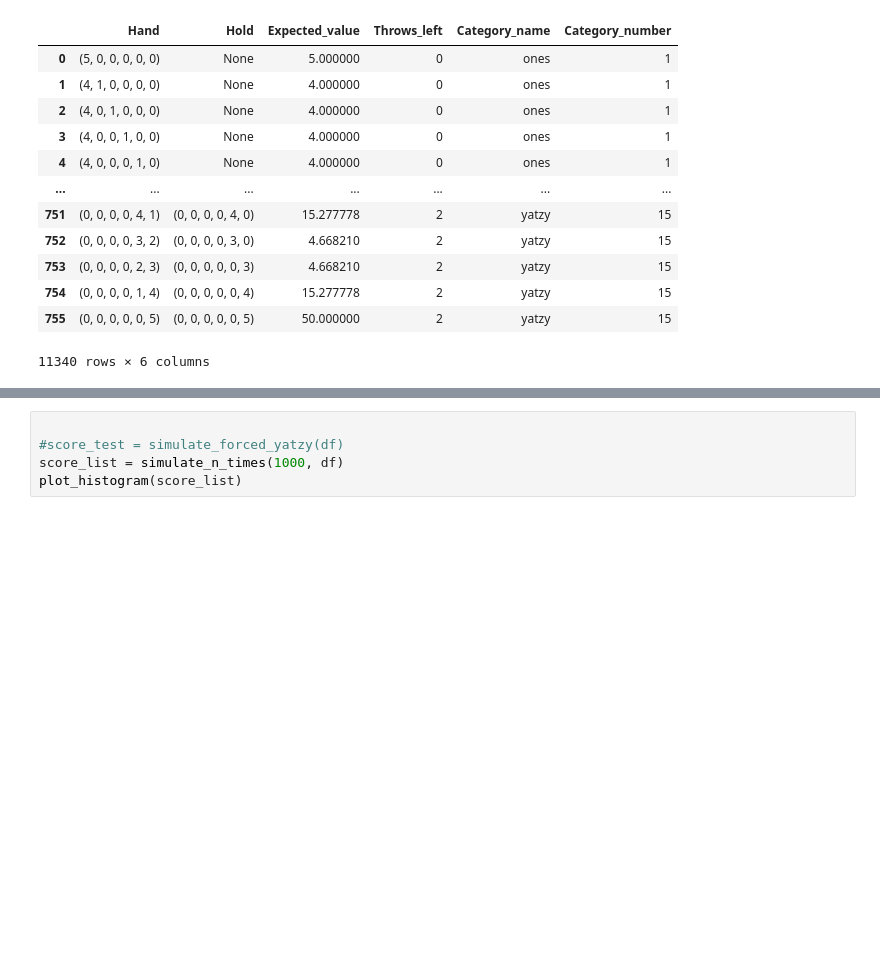
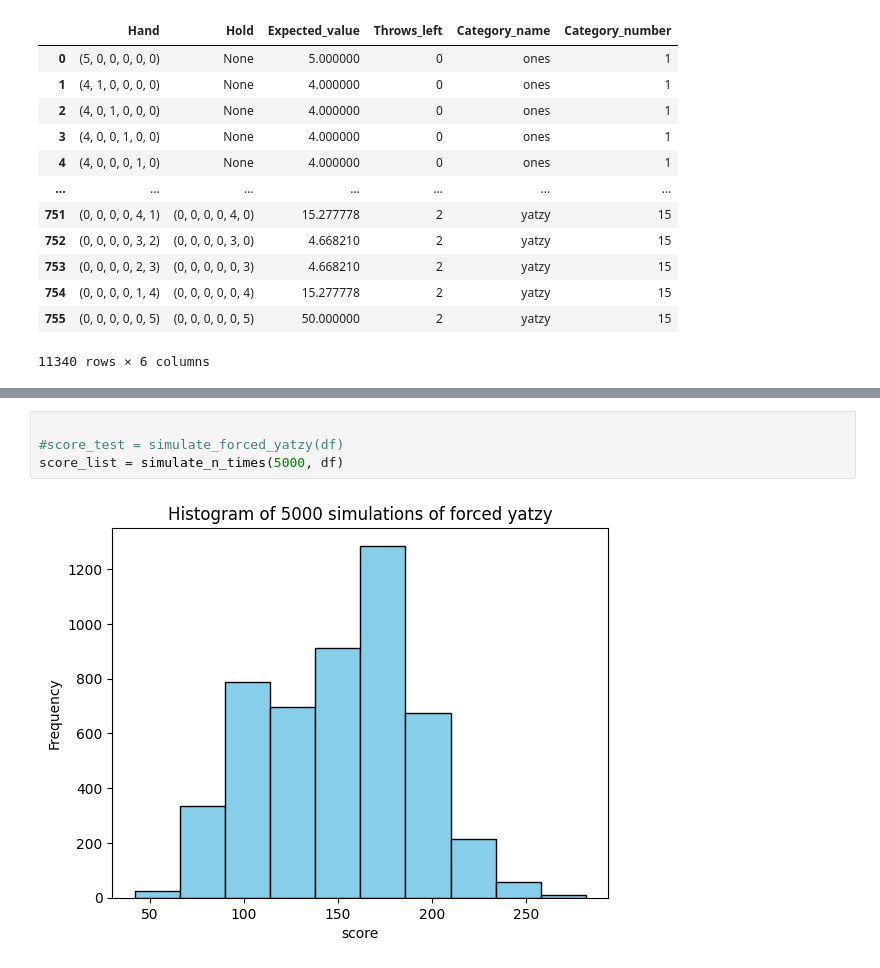
Before and after one commit to Linuchef/Yatzy_optimiziation, a Jupyter notebook: notebooks/analysis.ipynb, the cells around one changed output, grey strips where cells are left out. Drawn from its saved outputs; the diff is of its cells as text; blank space fills up the shorter version.

```diff
--- a/notebooks/analysis.ipynb
+++ b/notebooks/analysis.ipynb
@@ -44,5 +66,6 @@ category_score()
 # %%
 
 #score_test = simulate_forced_yatzy(df)
-score_list = simulate_n_times(1000, df)
-plot_histogram(score_list)
+score_list = simulate_n_times(5000, df)
+# %% [output]
+[figure, added]
```
Also changed, not shown: parts of 5 cells of this notebook, 4 other files.
